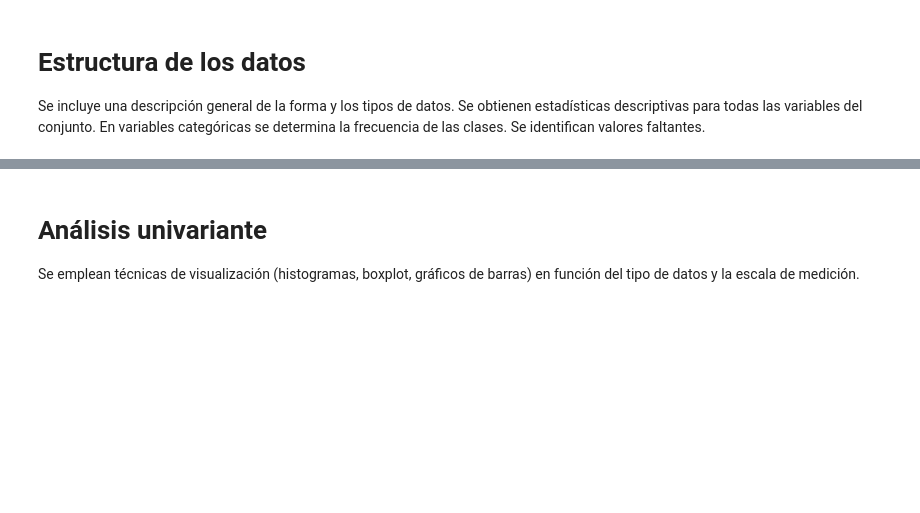
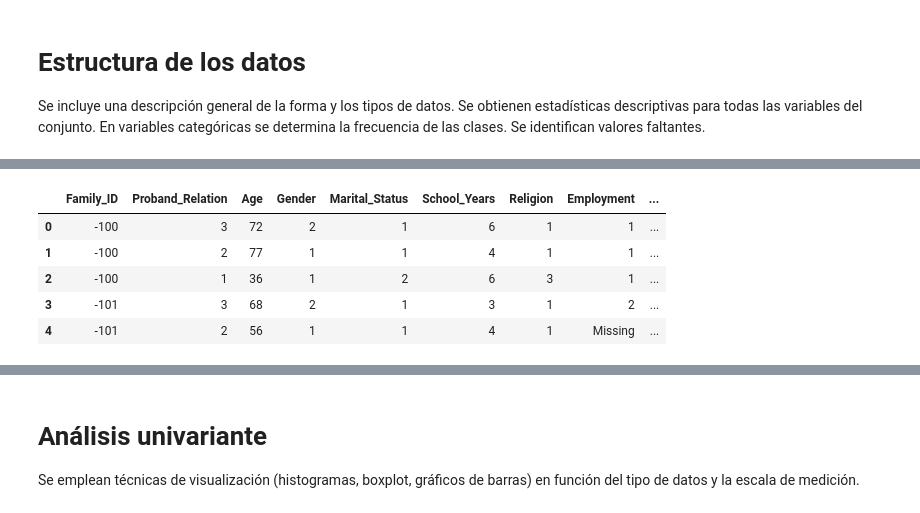
Before and after one commit to A01793101-GMuniz/ProyectoIntegrador, a Jupyter notebook: Avance1/Copia_Avance1_5.ipynb, the cells around one changed output, grey strips where cells are left out. Saved outputs shown, nothing was run; the diff lists cells and outputs as text; code cells hidden in the pictures; blank space fills up the shorter version.

Commit message:
Se creó con Colab

```diff
--- a/Avance1/Copia_Avance1_5.ipynb
+++ b/Avance1/Copia_Avance1_5.ipynb
@@ -9,0 +6,14 @@ Hola Mundo.
+# %%
+import pandas as pd
+from google.colab import drive
+
+
+db_Bipolar = '/content/Base de datos Bipolares MTY TEC AI.xlsx'
+
+
+df = pd.read_excel(db_Bipolar)
+
+df_copia = df.copy()
+
+# Muestra las primeras filas del DataFrame para verificar que se haya cargado correctamente
+print(df_copia.head())
@@ -9,0 +114,15 @@ Hola Mundo.
+# %%
+# Formateamos los nombres de las columnas
+nuevos_nombres = {
+    "Family ID": "Family_ID",
+    "Parentesco/Proband Relation": "Proband_Relation",
+    "Género/Gender": "Gender",
+    "Estado Civil/Marital Status": "Marital_Status",
+    "Escolaridad/School Years": "School_Years",
+    "Empleo/Employment": "Employment",
+    "Edad":"Age",
+    "Religión": "Religion",
+
+}
+
+df_copia.rename(columns=nuevos_nombres, inplace=True)
@@ -9,0 +201,10 @@ Hola Mundo.
+# %%
+# Antes del mapeo
+df_copia.head()
+# %% [output]
+|  | Family_ID | Proband_Relation | Age | Gender | Marital_Status | School_Years | Religion | Employment | ... |
+| 0 | -100 | 3 | 72 | 2 | 1 | 6 | 1 | 1 | ... |
+| 1 | -100 | 2 | 77 | 1 | 1 | 4 | 1 | 1 | ... |
+| 2 | -100 | 1 | 36 | 1 | 2 | 6 | 3 | 1 | ... |
+| 3 | -101 | 3 | 68 | 2 | 1 | 3 | 1 | 2 | ... |
+| 4 | -101 | 2 | 56 | 1 | 1 | 4 | 1 | Missing | ... |
```
Also changed, not shown: parts of 27 cells of this notebook.
